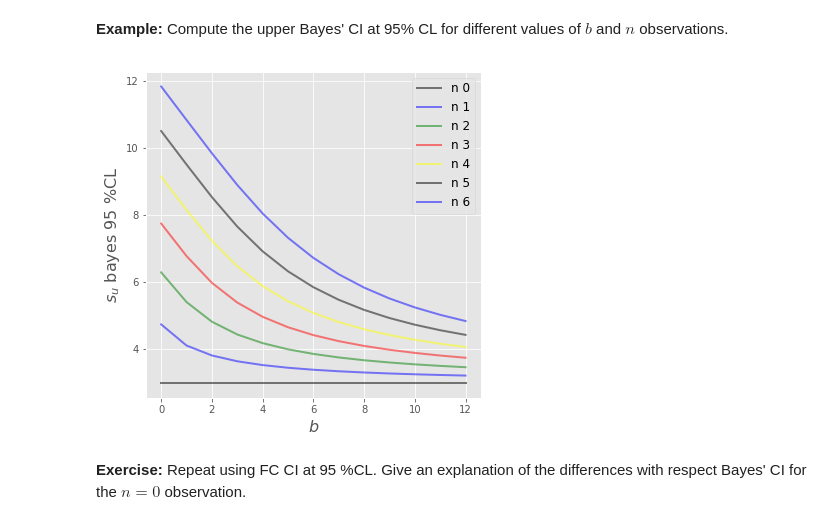
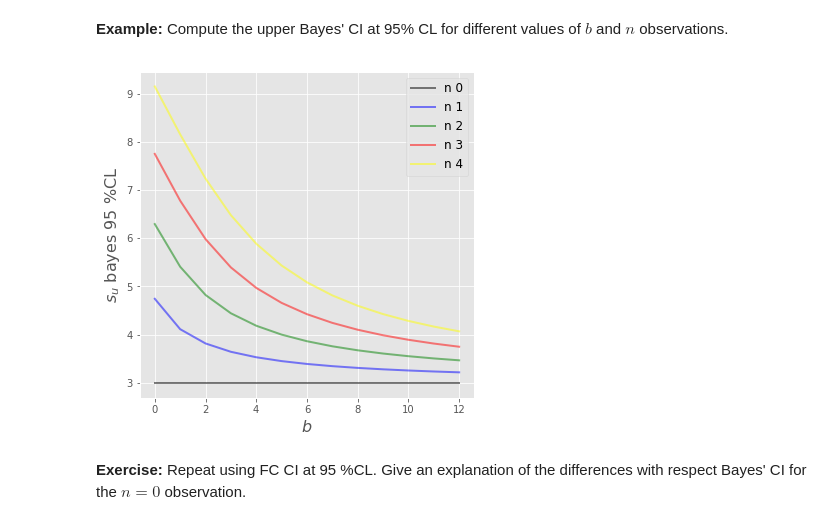
Before and after one commit to jahernando/uscdatanacourse, a Jupyter notebook: ConfLevel.ipynb, the cells around one changed output. Cells and saved outputs as stored; diff of their text form; code cells hidden in the pictures.

```diff
--- a/ConfLevel.ipynb
+++ b/ConfLevel.ipynb
@@ -566,27 +566,27 @@ That can be computed with the change $u=s+b$.
 # %%
 beta = 0.95
 ndim = 13
-nobs = 7
+nobs = 5
 
 bs = np.arange(ndim)
 ns = np.arange(nobs)
 
 fig, ax = plt.subplots(figsize=(6, 6))
 
 colors = 4*['black', 'blue', 'green', 'red', 'yellow']
 
 for ni in ns:
     color = colors[ni]
     cbs = np.array([stats.gamma.cdf(bi, ni+1) for bi in bs])
     betaps = beta*(1-cbs)+cbs
     ss = np.array([stats.gamma.ppf(betapi, ni+1)-bi for bi, betapi in zip(bs, betaps)])
     ax.plot(bs, ss, color=color, lw=2, alpha=0.5, label=r'n {:d}'.format(ni))
 ax.set_xlabel(r'$b$', fontsize=16)
 ax.set_ylabel(r'$s_u$ bayes {:d} %CL'.format(int(100*beta)), fontsize=16)
 ax.legend(fontsize=12);
 fig.savefig('figs/cl_upper95limit_bayes.png');
 # %% [output]
-[figure, old version]
+[figure, new version]
 # %% [markdown]
 **Exercise:** Repeat using FC CI at 95 %CL. Give an explanation of the differences with respect Bayes' CI for the $n=0$ observation.
 # %% [markdown]
```
Also changed, not shown: 20 other files.
